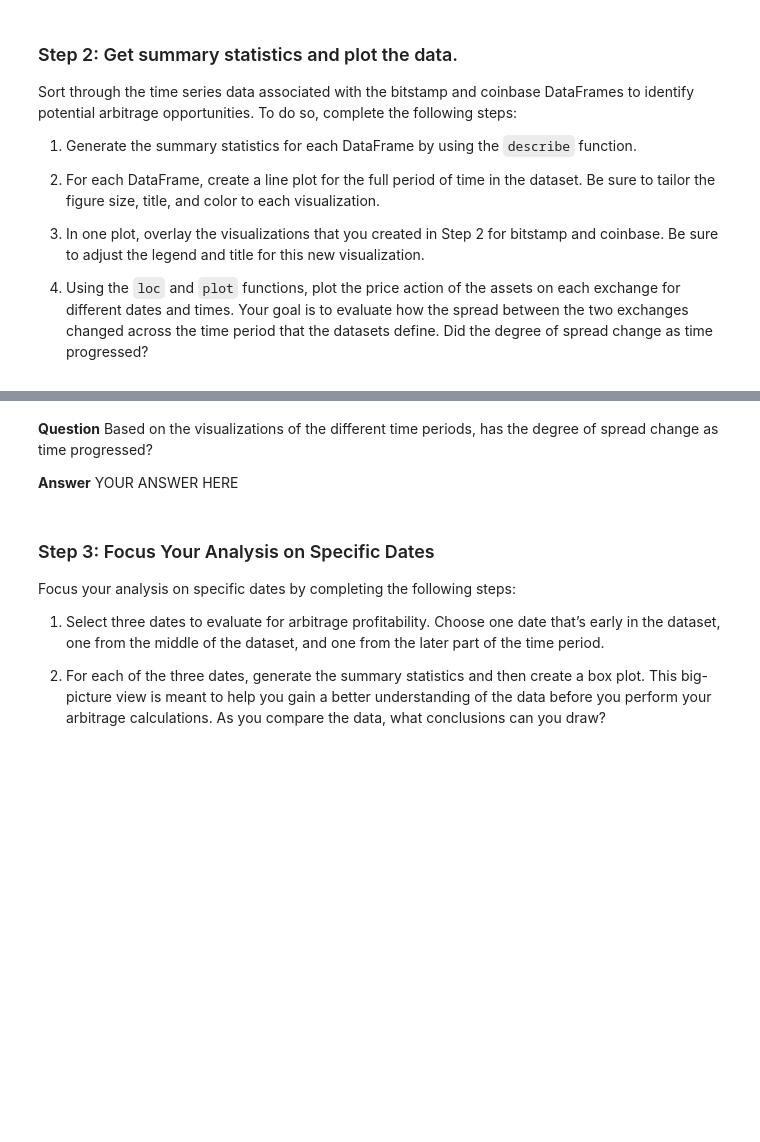
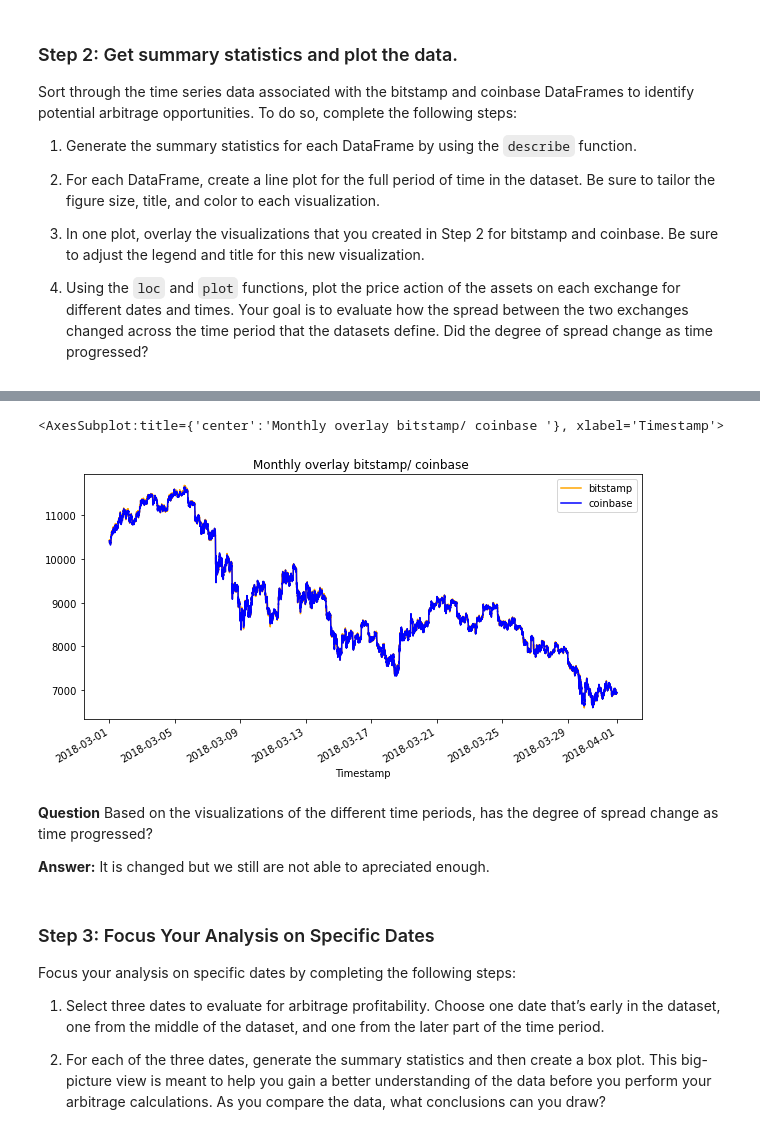
Before and after one commit to rulo96z/Financial_Analysis, a Jupyter notebook: crypto_arbitrage.ipynb, the cells around one changed output, grey strips where cells are left out. Drawn from its saved outputs; the diff is of its cells as text; code cells hidden in the pictures; blank space fills up the shorter version.

```diff
--- a/crypto_arbitrage.ipynb
+++ b/crypto_arbitrage.ipynb
@@ -279,5 +323,9 @@ Sort through the time series data associated with the bitstamp and coinbase Data
 # %%
 # Using the loc and plot functions, create an overlay plot that visualizes
 # the price action of both DataFrames for a one month period early in the dataset
 # Be sure to include the parameters: legend, figure size, title, and color and label
-# YOUR CODE HERE
+bitstamp_sliced.loc["2018-03-01 00":"2018-04-01 00"].plot(legend=True, figsize=(10,5), title="Monthly overlay bitstamp/ coinbase ", color="orange", label="bitstamp")
+coinbase_sliced.loc["2018-03-01 00":"2018-04-01 00"].plot(legend=True, color="blue", label="coinbase")
+# %% [output]
+<AxesSubplot:title={'center':'Monthly overlay bitstamp/ coinbase '}, xlabel='Timestamp'>
+[figure, added]
@@ -289,7 +332,7 @@ Sort through the time series data associated with the bitstamp and coinbase Data
 # %% [markdown]
 **Question** Based on the visualizations of the different time periods, has the degree of spread change as time progressed?
 
-**Answer** YOUR ANSWER HERE
+**Answer:** It is changed but we still are not able to apreciated enough.
 # %% [markdown]
 ### Step 3: Focus Your Analysis on Specific Dates
 
```
Also changed, not shown: parts of 36 cells of this notebook.
